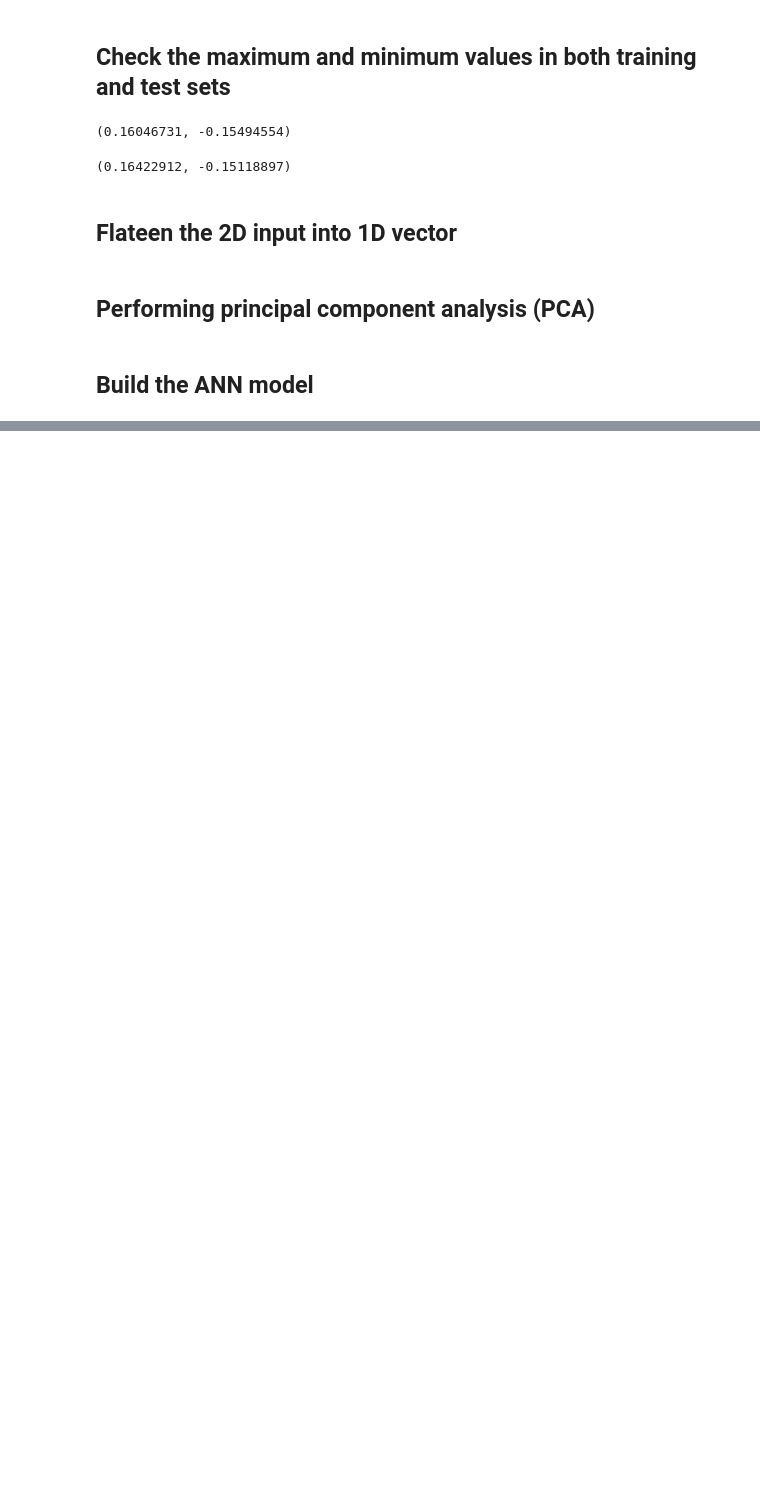
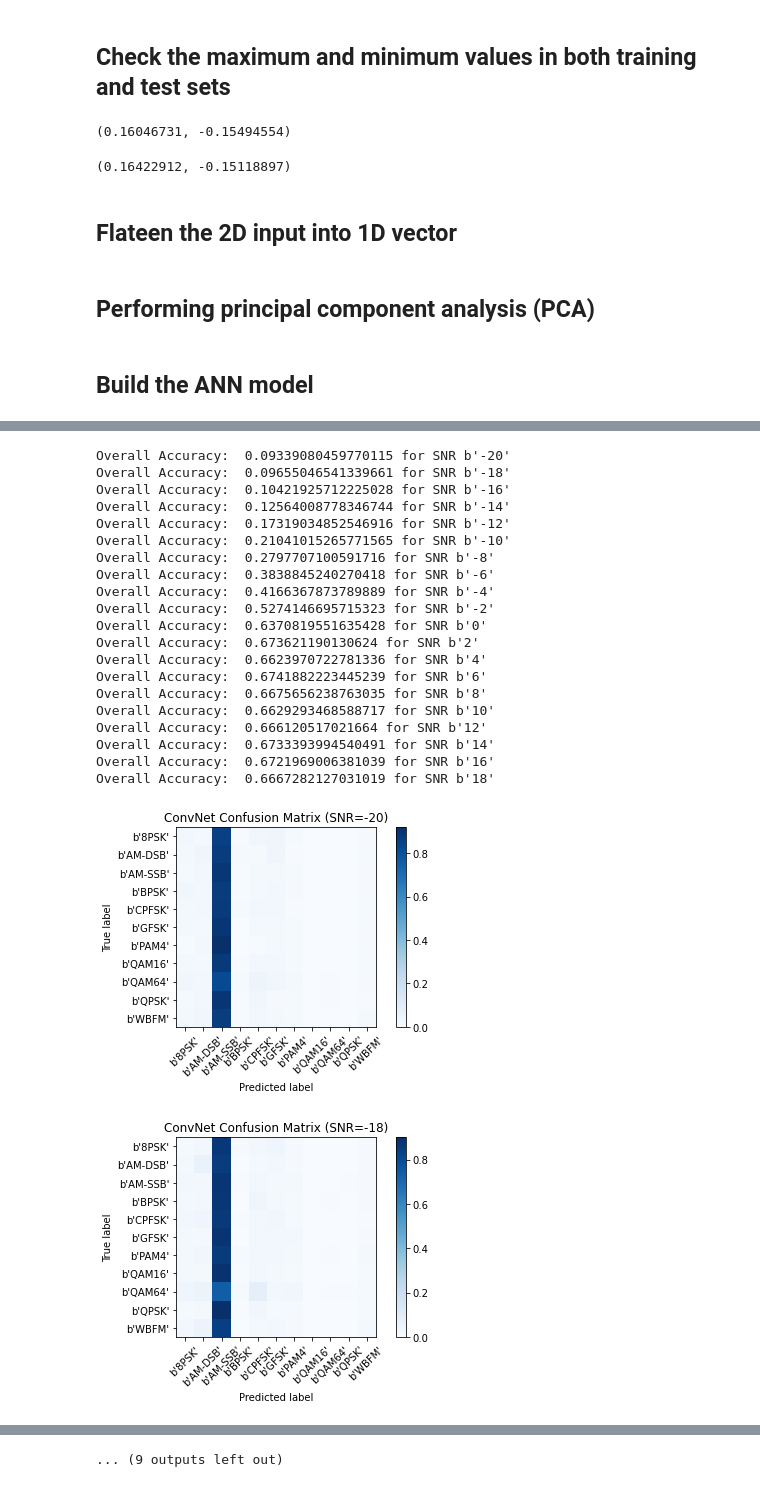
Before and after one commit to zhaoshengEE/Modulation_Classification, a Jupyter notebook: ANN.ipynb, the cells around one changed output, grey strips where cells are left out. Cells and saved outputs as stored; diff of their text form; code cells hidden in the pictures; blank space fills up the shorter version.

```diff
--- a/ANN.ipynb
+++ b/ANN.ipynb
@@ -173,0 +327,25 @@ Test accuracy: 0.3544090986251831
+# %%
+acc = getTestAccArray(model, lbl, X_test, y_test, test_idx)
+# %% [output]
+Overall Accuracy:  0.09339080459770115 for SNR b'-20'
+Overall Accuracy:  0.09655046541339661 for SNR b'-18'
+Overall Accuracy:  0.10421925712225028 for SNR b'-16'
+Overall Accuracy:  0.12564008778346744 for SNR b'-14'
+Overall Accuracy:  0.17319034852546916 for SNR b'-12'
+Overall Accuracy:  0.21041015265771565 for SNR b'-10'
+Overall Accuracy:  0.2797707100591716 for SNR b'-8'
+Overall Accuracy:  0.3838845240270418 for SNR b'-6'
+Overall Accuracy:  0.4166367873789889 for SNR b'-4'
+Overall Accuracy:  0.5274146695715323 for SNR b'-2'
+Overall Accuracy:  0.6370819551635428 for SNR b'0'
+Overall Accuracy:  0.673621190130624 for SNR b'2'
+Overall Accuracy:  0.6623970722781336 for SNR b'4'
+Overall Accuracy:  0.6741882223445239 for SNR b'6'
+Overall Accuracy:  0.6675656238763035 for SNR b'8'
+Overall Accuracy:  0.6629293468588717 for SNR b'10'
+Overall Accuracy:  0.666120517021664 for SNR b'12'
+Overall Accuracy:  0.6733393994540491 for SNR b'14'
+Overall Accuracy:  0.6721969006381039 for SNR b'16'
+Overall Accuracy:  0.6667282127031019 for SNR b'18'
+[figure, added]
+[figure, added]
@@ -173,0 +361 @@ Test accuracy: 0.3544090986251831
+... (9 outputs left out)
```
Also changed, not shown: parts of 22 cells of this notebook.
